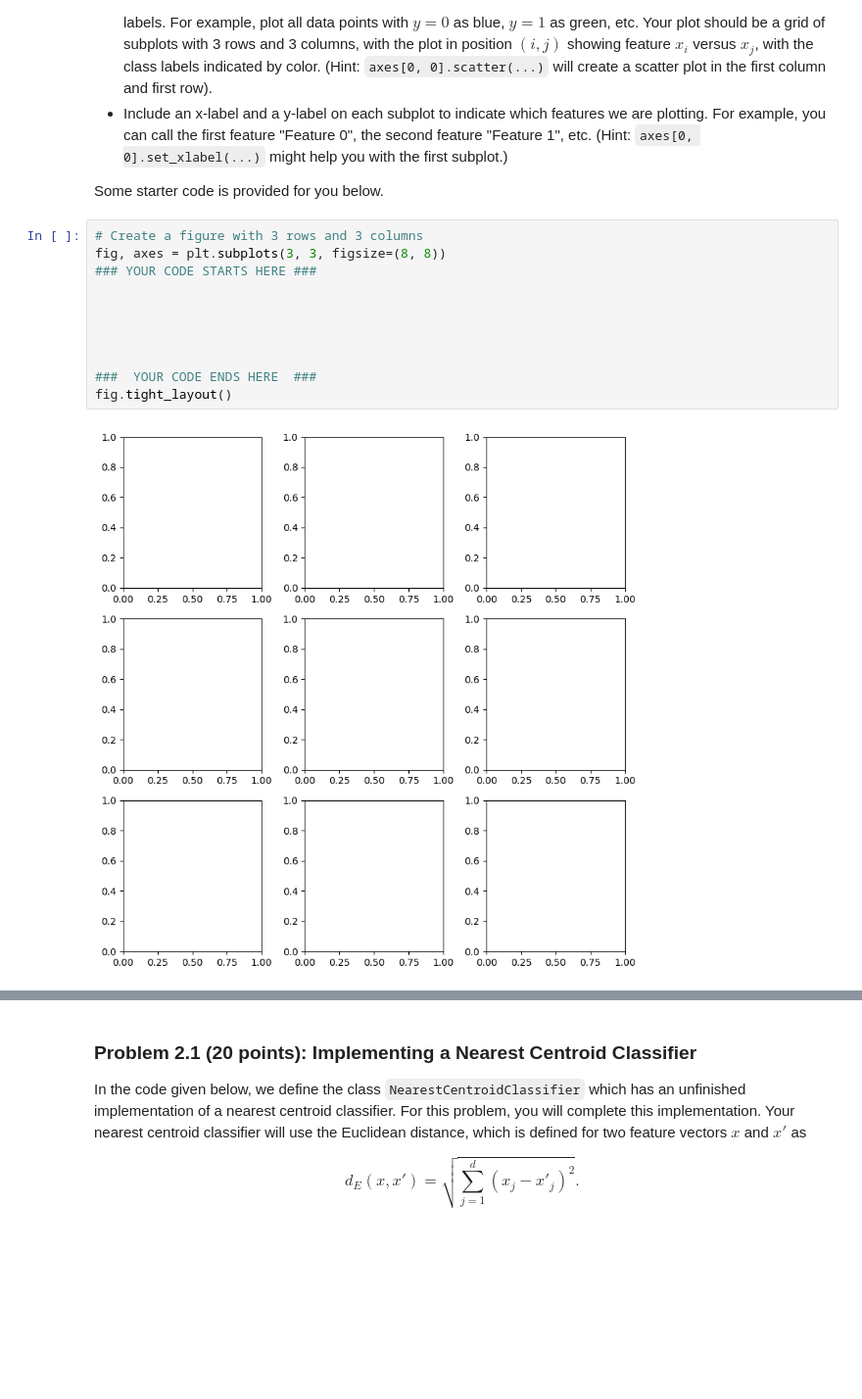
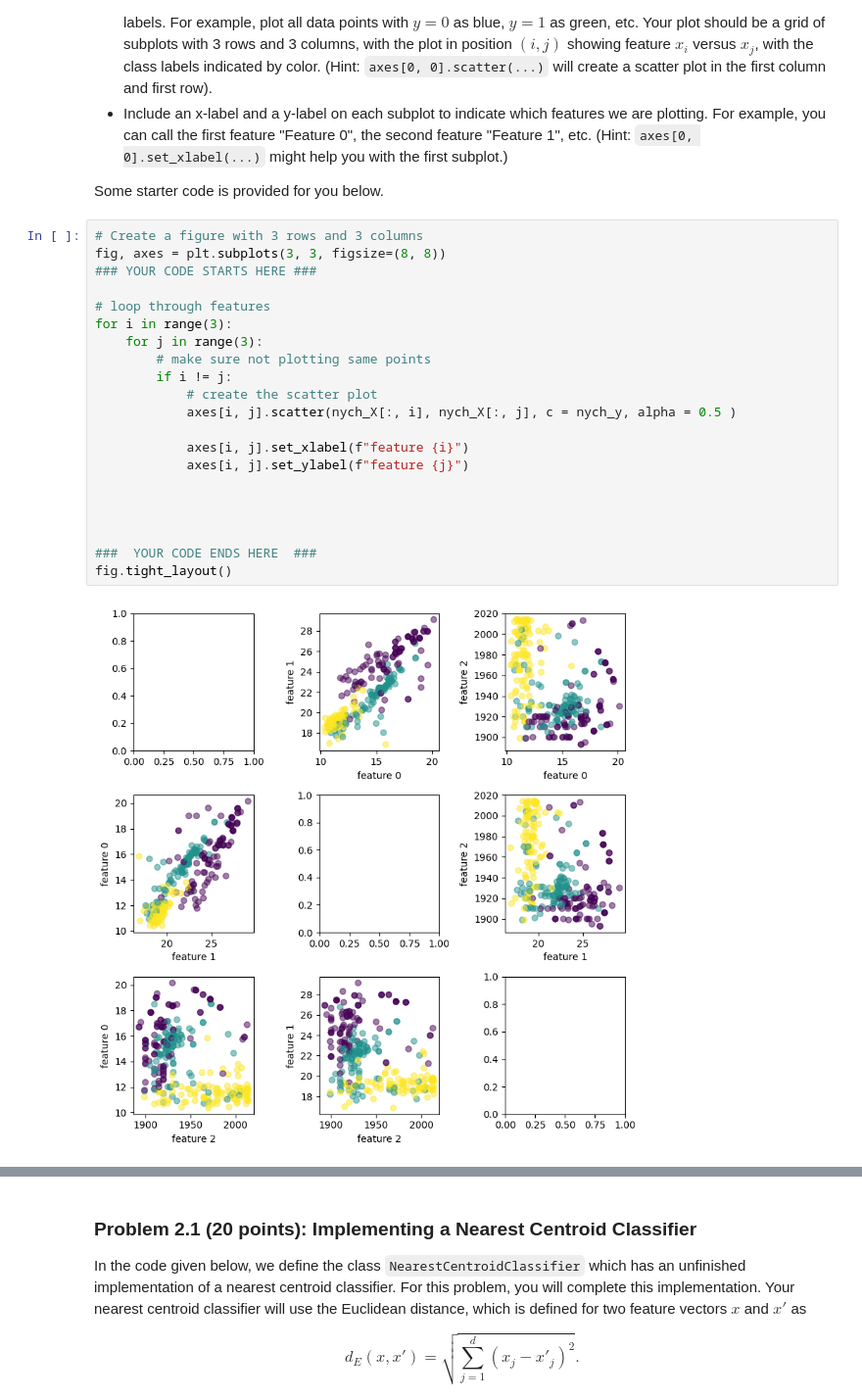
Before and after one commit to SarahAsad23/MachineLearning, a Jupyter notebook: HW1/cs273-hw1-SarahSurface.ipynb, the cells around one changed output, grey strips where cells are left out. Shown at 98% size. Saved outputs shown, nothing was run; the diff lists cells and outputs as text; blank space fills up the shorter version.

Commit message:
scatter plot done

```diff
--- a/HW1/cs273-hw1-SarahSurface.ipynb
+++ b/HW1/cs273-hw1-SarahSurface.ipynb
@@ -206,16 +206,26 @@ Some starter code is provided for you below.
 # %%
 # Create a figure with 3 rows and 3 columns
 fig, axes = plt.subplots(3, 3, figsize=(8, 8))
 ### YOUR CODE STARTS HERE ###
 
+# loop through features
+for i in range(3):
+    for j in range(3):
+        # make sure not plotting same points
+        if i != j:
+            # create the scatter plot
+            axes[i, j].scatter(nych_X[:, i], nych_X[:, j], c = nych_y, alpha = 0.5 )
+
+            axes[i, j].set_xlabel(f"feature {i}")
+            axes[i, j].set_ylabel(f"feature {j}")
 
 
 
 
 ###  YOUR CODE ENDS HERE  ###
 fig.tight_layout()
 # %% [output]
-[figure, old version]
+[figure, new version]
 # %% [markdown]
 <div>
     <img src="embedded-picture-1" width="200"/>
```
